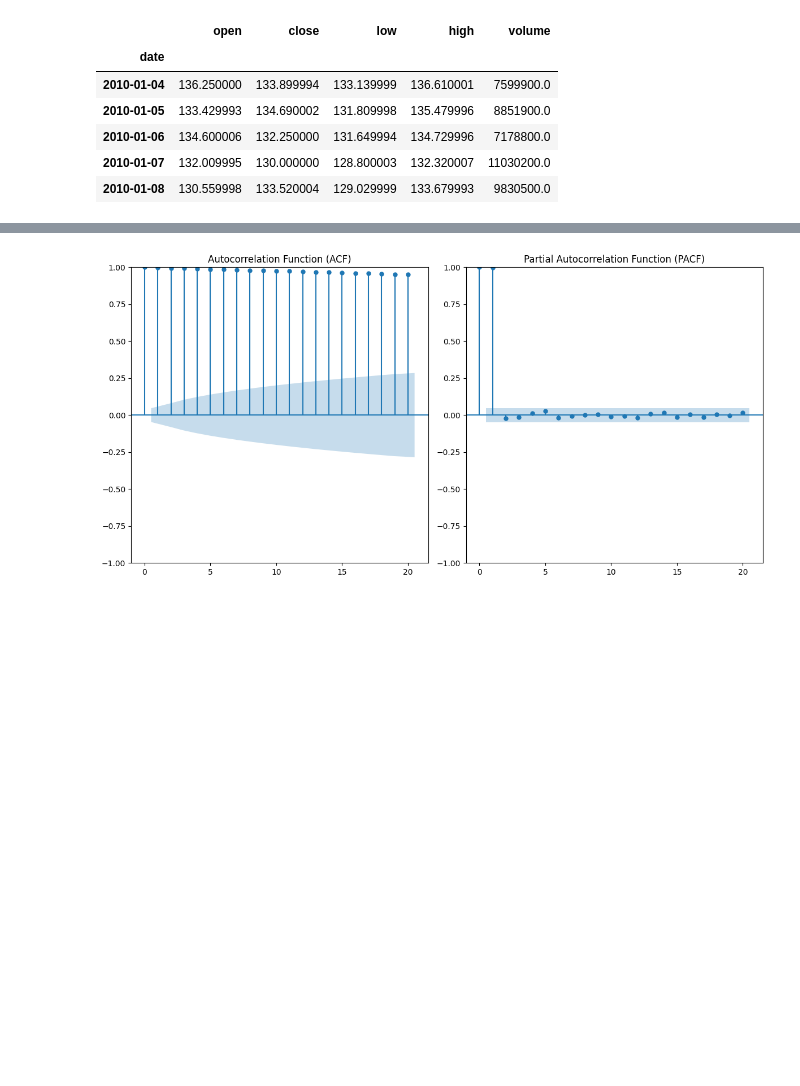
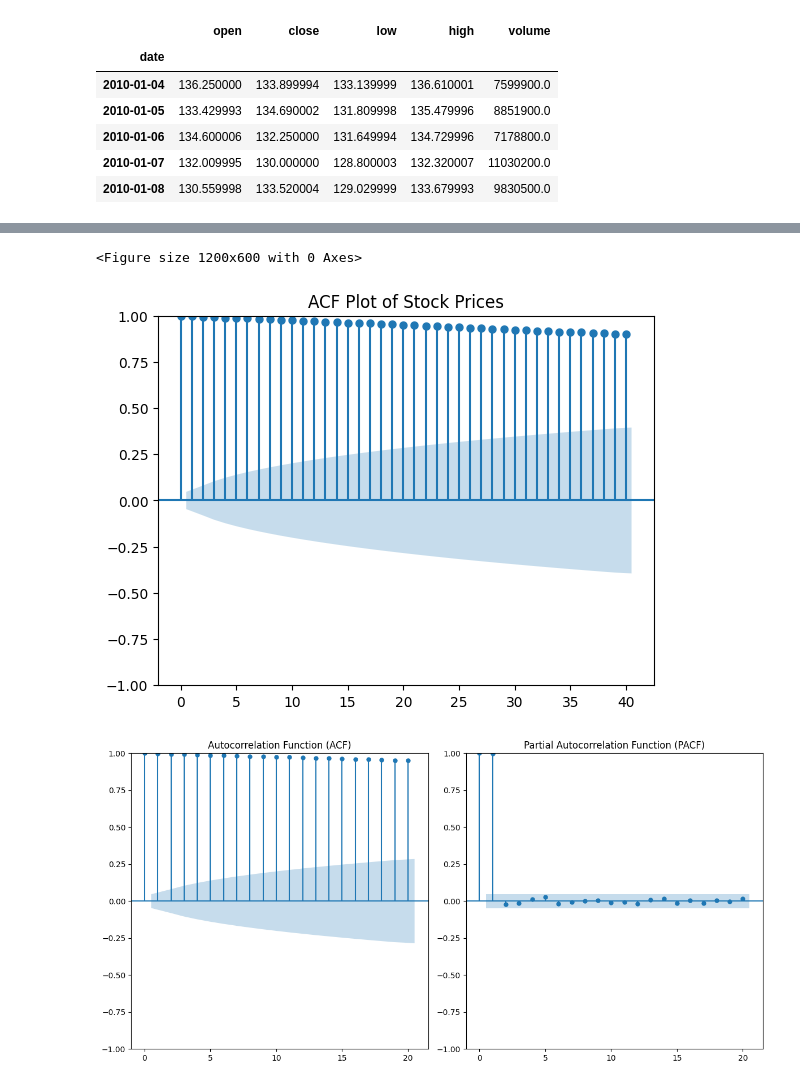
Before and after one commit to hardikszaveri/StockPriceForecasting, a Jupyter notebook: stock_price_forecasting.ipynb, the cells around one changed output, grey strips where cells are left out. Drawn from its saved outputs; the diff is of its cells as text; code cells hidden in the pictures; blank space fills up the shorter version.

```diff
--- a/stock_price_forecasting.ipynb
+++ b/stock_price_forecasting.ipynb
@@ -322,3 +323,11 @@ plt.show()
+# %%
+plt.figure(figsize=(12, 6))
+plot_acf(amazon_df['close'], lags=40)
+plt.title('ACF Plot of Stock Prices')
+plt.show()
+# %% [output]
+<Figure size 1200x600 with 0 Axes>
+[figure, added]
 # %%
 # Plot ACF #
 plt.figure(figsize=(12, 6))
```
Also changed, not shown: parts of 44 cells of this notebook.
